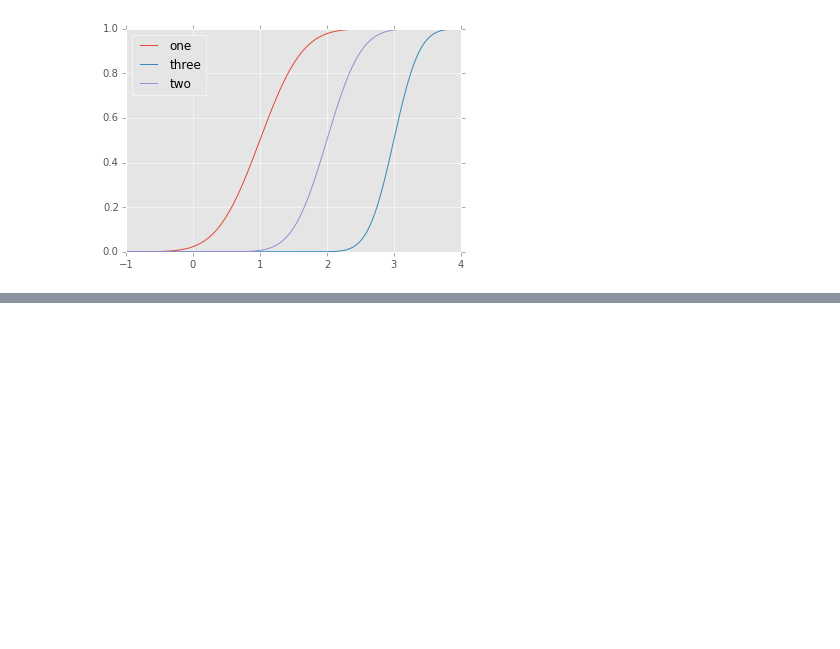
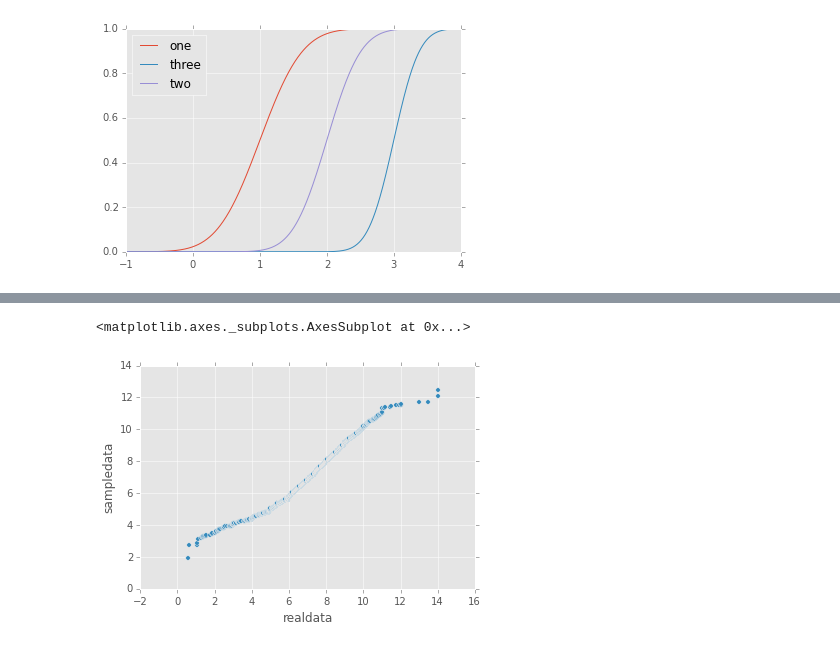
Before and after one commit to doolingdavid/ThinkStats2, a Jupyter notebook: code/notes.ipynb, the cells around one changed output, grey strips where cells are left out. Drawn from its saved outputs; the diff is of its cells as text; code cells hidden in the pictures; blank space fills up the shorter version.

```diff
--- a/code/notes.ipynb
+++ b/code/notes.ipynb
@@ -1573,0 +1704,2 @@ duh.plot()
+# %%
+newvalues = np.random.normal(loc=aaa.mean(), scale=aaa.std(), size=aaa.shape[0])
@@ -1573,0 +1711,5 @@ duh.plot()
+# %%
+news = pd.Series(newvalues)
+# %%
+news.sort_values(inplace=True)
+news.index = aaa.index
@@ -1573,0 +1736,3 @@ duh.plot()
+# %%
+dfduh = pd.DataFrame({'realdata': aaa,
+                     'sampledata': news})
@@ -1573,0 +1760,5 @@ duh.plot()
+# %%
+dfduh.plot(kind='scatter', x='realdata',y='sampledata')
+# %% [output]
+<matplotlib.axes._subplots.AxesSubplot at 0x...>
+[figure, added]
```
Also changed, not shown: parts of 29 cells of this notebook.
